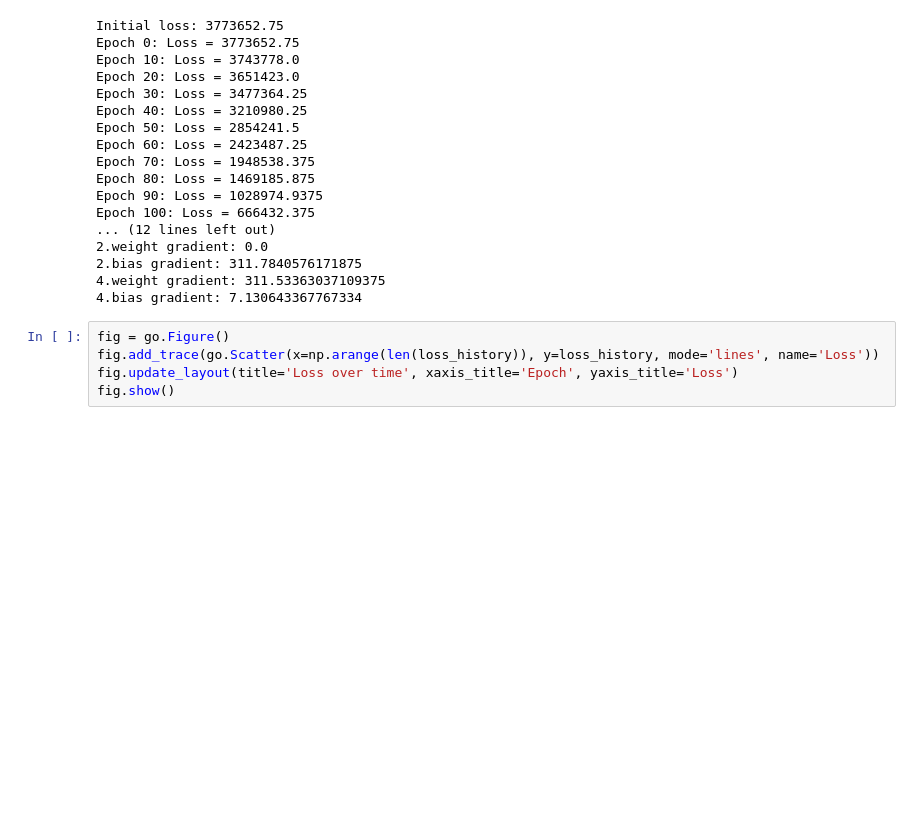
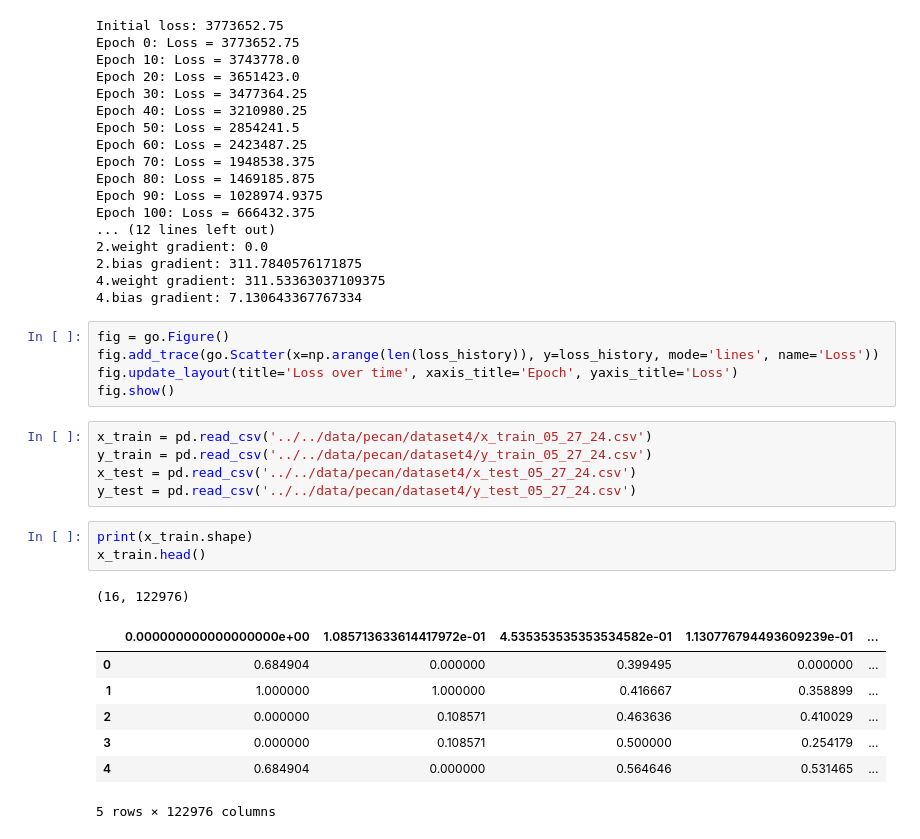
Before and after one commit to LeifHuenderML/interpolate, a Jupyter notebook: src/predictive_models/nn.ipynb, the cells around one changed output. Saved outputs shown, nothing was run; the diff lists cells and outputs as text; blank space fills up the shorter version.

```diff
--- a/src/predictive_models/nn.ipynb
+++ b/src/predictive_models/nn.ipynb
@@ -223,3 +223,20 @@ fig = go.Figure()
 fig.add_trace(go.Scatter(x=np.arange(len(loss_history)), y=loss_history, mode='lines', name='Loss'))
 fig.update_layout(title='Loss over time', xaxis_title='Epoch', yaxis_title='Loss')
 fig.show()
+# %%
+x_train = pd.read_csv('../../data/pecan/dataset4/x_train_05_27_24.csv')
+y_train = pd.read_csv('../../data/pecan/dataset4/y_train_05_27_24.csv')
+x_test = pd.read_csv('../../data/pecan/dataset4/x_test_05_27_24.csv')
+y_test = pd.read_csv('../../data/pecan/dataset4/y_test_05_27_24.csv')
+# %%
+print(x_train.shape)
+x_train.head()
+# %% [output]
+(16, 122976)
+|  | 0.000000000000000000e+00 | 1.085713633614417972e-01 | 4.535353535353534582e-01 | 1.130776794493609239e-01 | ... |
+| 0 | 0.684904 | 0.000000 | 0.399495 | 0.000000 | ... |
+| 1 | 1.000000 | 1.000000 | 0.416667 | 0.358899 | ... |
+| 2 | 0.000000 | 0.108571 | 0.463636 | 0.410029 | ... |
+| 3 | 0.000000 | 0.108571 | 0.500000 | 0.254179 | ... |
+| 4 | 0.684904 | 0.000000 | 0.564646 | 0.531465 | ... |
+5 rows × 122976 columns
```
Also changed, not shown: parts of 3 cells of this notebook, 2 other files.
